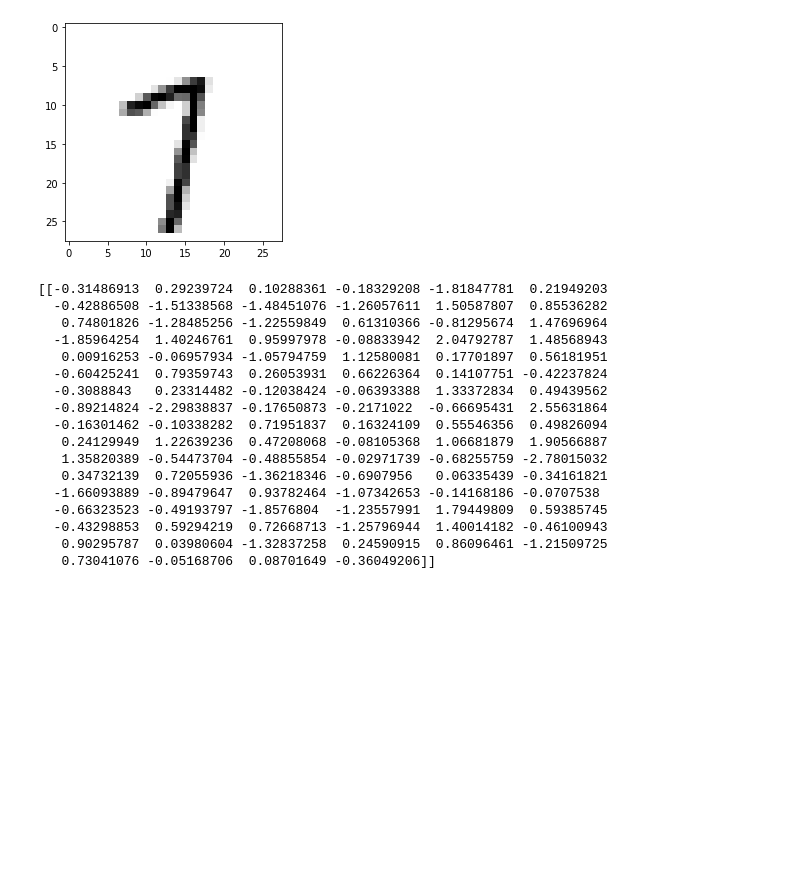
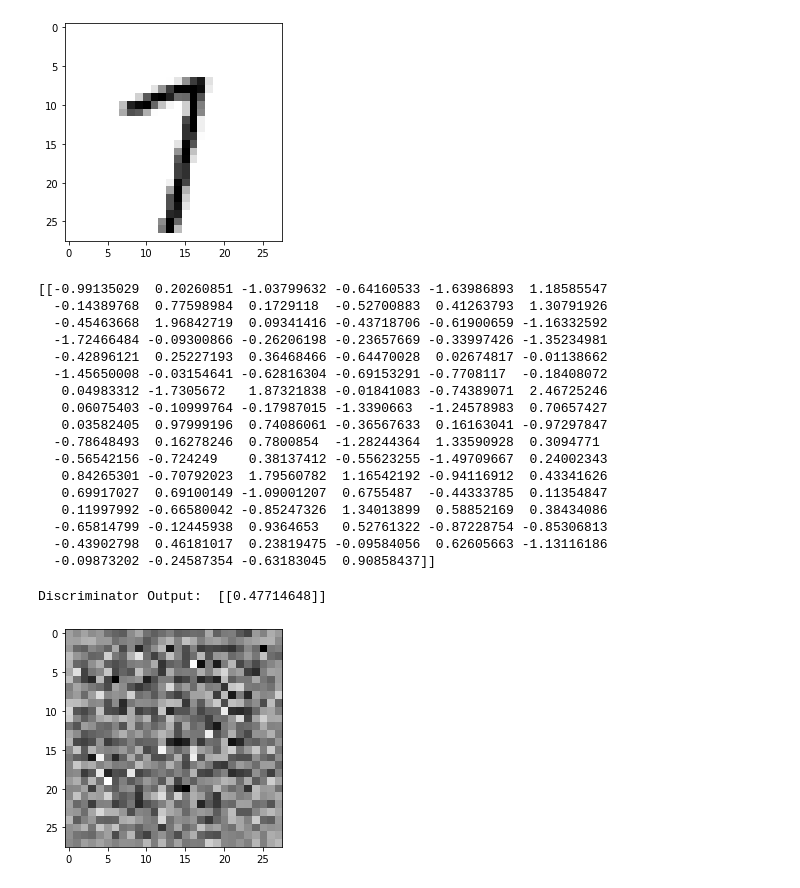
Before and after one commit to Intelligenerator/GAN-Tutorial-Notebook, a Jupyter notebook: Notebook/300 GAN Tutorial Notebook.ipynb, the cells around one changed output. Saved outputs shown, nothing was run; the diff lists cells and outputs as text; code cells hidden in the pictures; blank space fills up the shorter version.

Commit message:
Added Example Lines

```diff
--- a/Notebook/300 GAN Tutorial Notebook.ipynb
+++ b/Notebook/300 GAN Tutorial Notebook.ipynb
@@ -112,25 +112,26 @@ latent_points_example = generate_latent_points(100, 1)
 print(latent_points_example)
 
 # Examples
-# Matplotlib to capture generated the images ###
+MNIST_example = get_MNIST_samples(1)
+# plt.imshow(MNIST_example[0, :, :, 0], cmap='gray_r')
 # %% [output]
-[[-0.31486913  0.29239724  0.10288361 -0.18329208 -1.81847781  0.21949203
-  -0.42886508 -1.51338568 -1.48451076 -1.26057611  1.50587807  0.85536282
-   0.74801826 -1.28485256 -1.22559849  0.61310366 -0.81295674  1.47696964
-  -1.85964254  1.40246761  0.95997978 -0.08833942  2.04792787  1.48568943
-   0.00916253 -0.06957934 -1.05794759  1.12580081  0.17701897  0.56181951
-  -0.60425241  0.79359743  0.26053931  0.66226364  0.14107751 -0.42237824
-  -0.3088843   0.23314482 -0.12038424 -0.06393388  1.33372834  0.49439562
-  -0.89214824 -2.29838837 -0.17650873 -0.2171022  -0.66695431  2.55631864
-  -0.16301462 -0.10338282  0.71951837  0.16324109  0.55546356  0.49826094
-   0.24129949  1.22639236  0.47208068 -0.08105368  1.06681879  1.90566887
-   1.35820389 -0.54473704 -0.48855854 -0.02971739 -0.68255759 -2.78015032
-   0.34732139  0.72055936 -1.36218346 -0.6907956   0.06335439 -0.34161821
-  -1.66093889 -0.89479647  0.93782464 -1.07342653 -0.14168186 -0.0707538
-  -0.66323523 -0.49193797 -1.8576804  -1.23557991  1.79449809  0.59385745
-  -0.43298853  0.59294219  0.72668713 -1.25796944  1.40014182 -0.46100943
-   0.90295787  0.03980604 -1.32837258  0.24590915  0.86096461 -1.21509725
-   0.73041076 -0.05168706  0.08701649 -0.36049206]]
+[[-0.99135029  0.20260851 -1.03799632 -0.64160533 -1.63986893  1.18585547
+  -0.14389768  0.77598984  0.1729118  -0.52700883  0.41263793  1.30791926
+  -0.45463668  1.96842719  0.09341416 -0.43718706 -0.61900659 -1.16332592
+  -1.72466484 -0.09300866 -0.26206198 -0.23657669 -0.33997426 -1.35234981
+  -0.42896121  0.25227193  0.36468466 -0.64470028  0.02674817 -0.01138662
+  -1.45650008 -0.03154641 -0.62816304 -0.69153291 -0.7708117  -0.18408072
+   0.04983312 -1.7305672   1.87321838 -0.01841083 -0.74389071  2.46725246
+   0.06075403 -0.10999764 -0.17987015 -1.3390663  -1.24578983  0.70657427
+   0.03582405  0.97999196  0.74086061 -0.36567633  0.16163041 -0.97297847
+  -0.78648493  0.16278246  0.7800854  -1.28244364  1.33590928  0.3094771
+  -0.56542156 -0.724249    0.38137412 -0.55623255 -1.49709667  0.24002343
+   0.84265301 -0.70792023  1.79560782  1.16542192 -0.94116912  0.43341626
+   0.69917027  0.69100149 -1.09001207  0.6755487  -0.44333785  0.11354847
+   0.11997992 -0.66580042 -0.85247326  1.34013899  0.58852169  0.38434086
+  -0.65814799 -0.12445938  0.9364653   0.52761322 -0.87228754 -0.85306813
+  -0.43902798  0.46181017  0.23819475 -0.09584056  0.62605663 -1.13116186
+  -0.09873202 -0.24587354 -0.63183045  0.90858437]]
 # %%
 # Define all 3 models with the help of Keras
 
@@ -170,35 +171,48 @@ def build_discriminator(in_shape=(28, 28, 1)):
 
     model.add(Flatten())
     model.add(Dense(1, activation='sigmoid'))
 
     optimizer = Adam(lr=0.0002, beta_1=0.5)
     model.compile(loss='binary_crossentropy', optimizer=optimizer, metrics=['accuracy'])
 
     return model
 
 
 # Define the combined generator and discriminator model, for updating the generator
 def build_gan(g_model, d_model):
     # make weights in the discriminator not trainable
     d_model.trainable = False
 
     # connect them
     model = Sequential()
 
     # add generator
     model.add(g_model)
     # add the discriminator
     model.add(d_model)
 
     # compile model
     optimizer = Adam(lr=0.0002, beta_1=0.5)
     model.compile(loss='binary_crossentropy', optimizer=optimizer)
 
     return model
 
 
-# Example
-# generator_example =
+# Example Generator
+generator_example = build_generator()
+latent_points_example = generate_latent_points(100, 1)
+
+generated_images_example = generator_example.predict(latent_points_example)
+plt.imshow(generated_images_example[0, :, :, 0], cmap='gray_r')
+
+# Example Discriminator
+discriminator_example = build_discriminator()
+
+prediction_example = discriminator_example.predict(generated_images_example)
+print('Discriminator Output: ', prediction_example)
+# %% [output]
+Discriminator Output:  [[0.47714648]]
+[figure, added]
 # %%
 # Train the model
 def train(generator, discriminator, gan_model, LATENT_DIM, n_epochs=100, n_batch=256):
```
Also changed, not shown: parts of 1 cell of this notebook, 3 other files.
